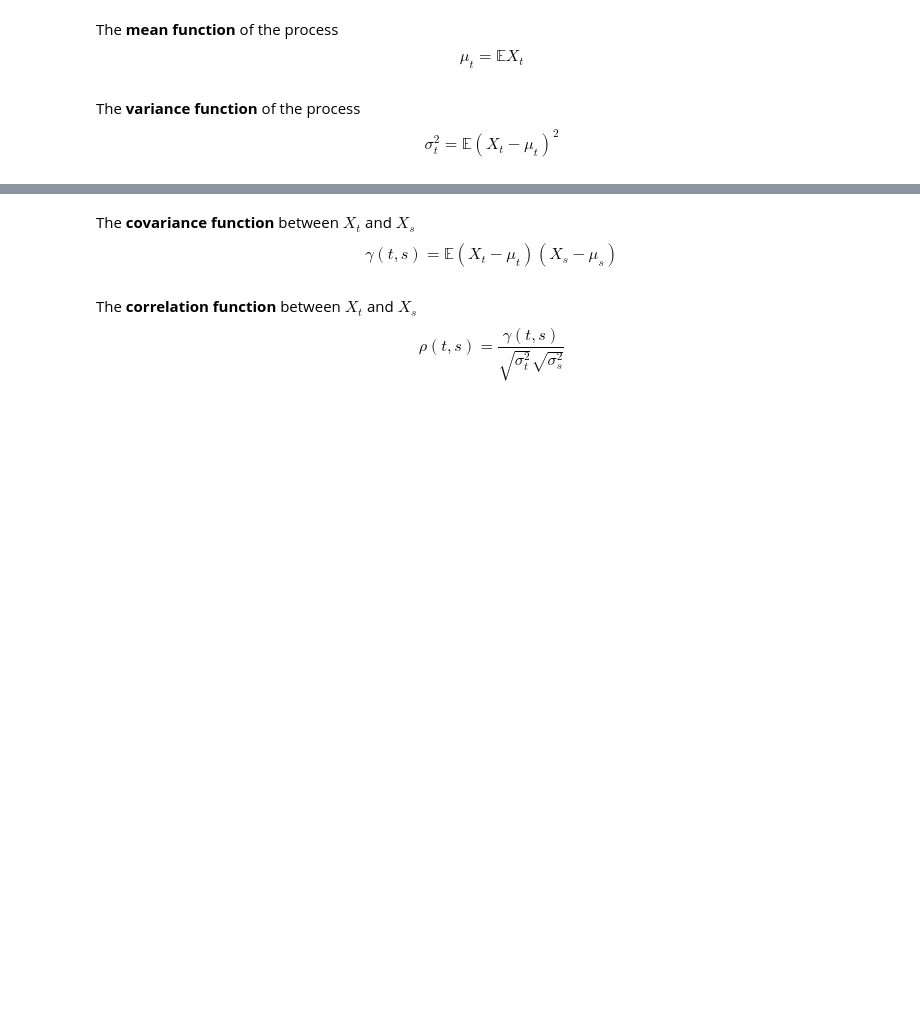
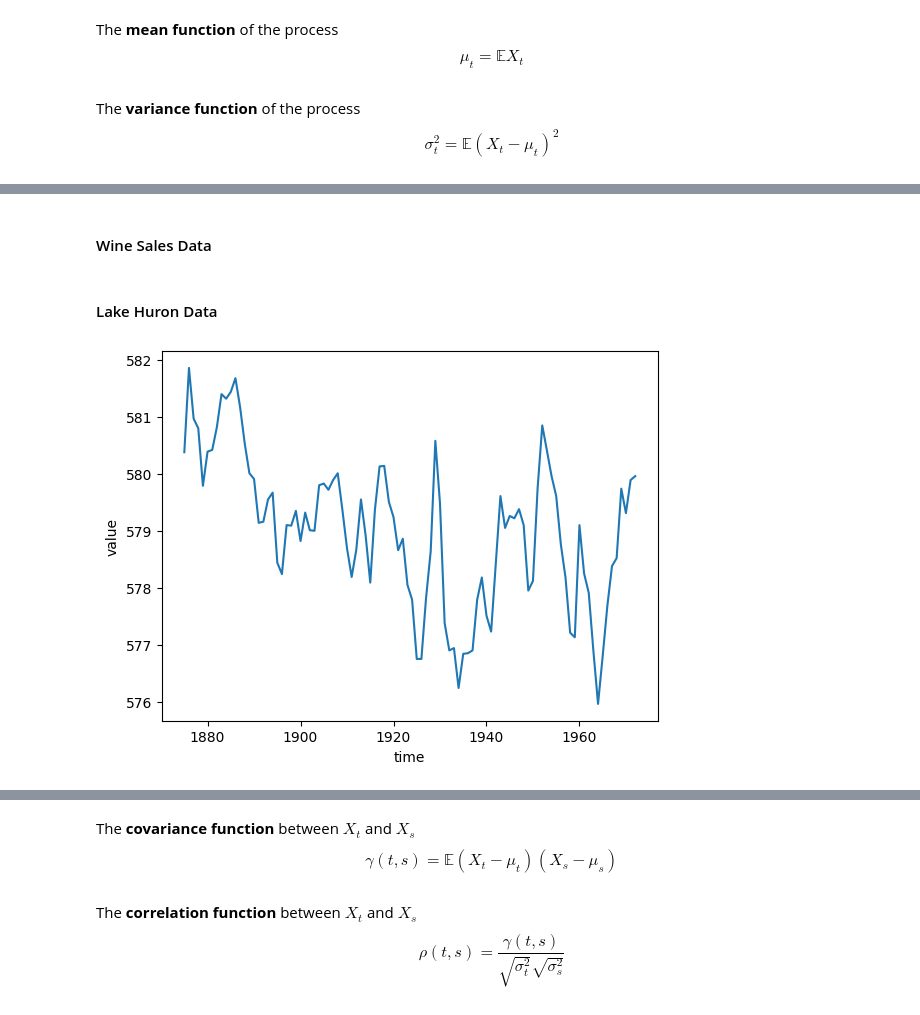
Before and after one commit to Bayan2019/kaz-gu, a Jupyter notebook: 01-ipynb/03-time-series-statistics/02-fundamentals.ipynb, the cells around one changed output, grey strips where cells are left out. Saved outputs shown, nothing was run; the diff lists cells and outputs as text; code cells hidden in the pictures; blank space fills up the shorter version.

```diff
--- a/01-ipynb/03-time-series-statistics/02-fundamentals.ipynb
+++ b/01-ipynb/03-time-series-statistics/02-fundamentals.ipynb
@@ -80,0 +92,6 @@ import yfinance as yf
+# %%
+# Load the dataset
+lakeHuron = sm.datasets.get_rdataset("LakeHuron", "datasets")
+lakeHuron_df = lakeHuron.data
+
+print(lakeHuron_df.head())
@@ -103,0 +258,2 @@ $$\sigma_t^2 = \mathbb{E}(X_t-\mu_t)^2$$
+# %% [markdown]
+#### Wine Sales Data
@@ -103,0 +276,7 @@ $$\sigma_t^2 = \mathbb{E}(X_t-\mu_t)^2$$
+# %% [markdown]
+#### Lake Huron Data
+# %%
+sns.lineplot(x='time', y='value', data=lakeHuron_df)
+plt.show()
+# %% [output]
+[figure, added]
```
Also changed, not shown: parts of 101 cells of this notebook, 3 other files.
